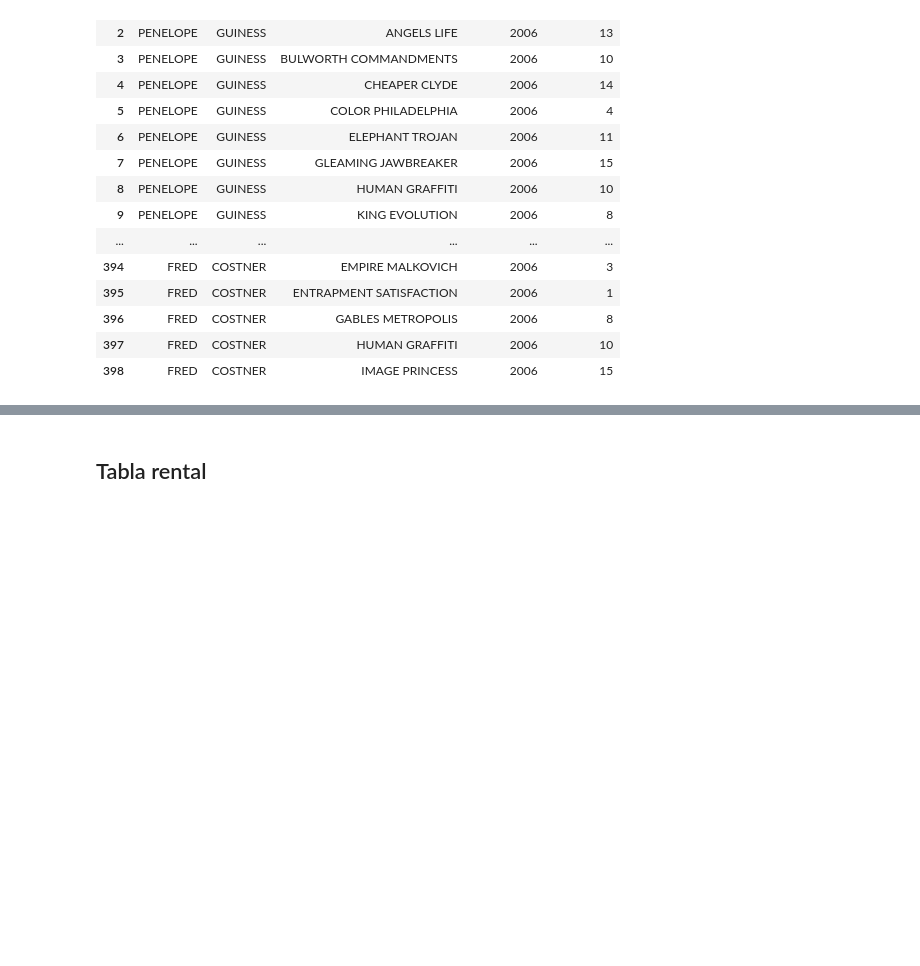
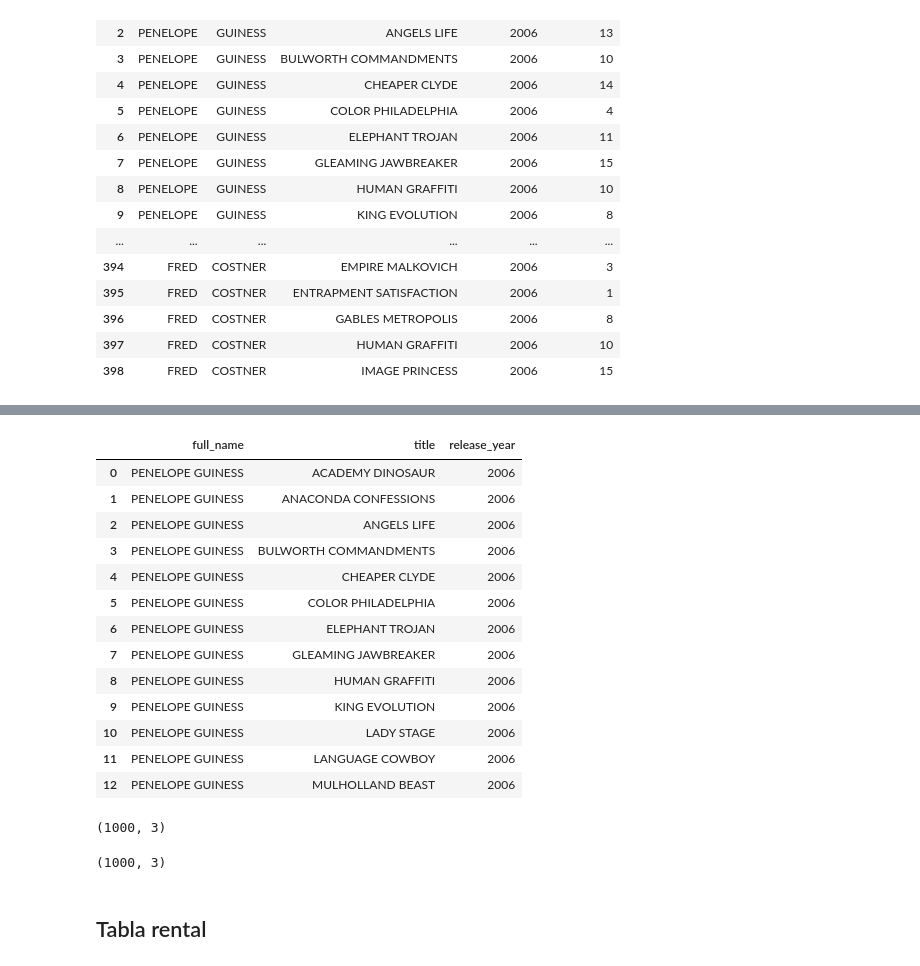
Before and after one commit to chiinwy/Proyecto_SQL, a Jupyter notebook: Code/Código limpieza tablas.ipynb, the cells around one changed output, grey strips where cells are left out. Saved outputs shown, nothing was run; the diff lists cells and outputs as text; code cells hidden in the pictures; blank space fills up the shorter version.

```diff
--- a/Code/Código limpieza tablas.ipynb
+++ b/Code/Código limpieza tablas.ipynb
@@ -263,3 +263,7 @@ old_hdd
 | 396 | FRED | COSTNER | GABLES METROPOLIS | 2006 | 8 |
 | 397 | FRED | COSTNER | HUMAN GRAFFITI | 2006 | 10 |
 | 398 | FRED | COSTNER | IMAGE PRINCESS | 2006 | 15 |
+# %%
+old_hdd['full_name'] = old_hdd['first_name'] + ' ' + old_hdd['last_name']
+
+old_hdd.head()
@@ -265,0 +277,4 @@ old_hdd
+# %%
+old_hdd = old_hdd.drop(['first_name', 'last_name', 'category_id'], axis=1)
+
+old_hdd.head()
@@ -265,0 +288,31 @@ old_hdd
+# %%
+old_hdd = old_hdd.reindex(columns=['full_name','title', 'release_year', ])
+
+old_hdd.head(13)
+# %% [output]
+|  | full_name | title | release_year |
+| 0 | PENELOPE GUINESS | ACADEMY DINOSAUR | 2006 |
+| 1 | PENELOPE GUINESS | ANACONDA CONFESSIONS | 2006 |
+| 2 | PENELOPE GUINESS | ANGELS LIFE | 2006 |
+| 3 | PENELOPE GUINESS | BULWORTH COMMANDMENTS | 2006 |
+| 4 | PENELOPE GUINESS | CHEAPER CLYDE | 2006 |
+| 5 | PENELOPE GUINESS | COLOR PHILADELPHIA | 2006 |
+| 6 | PENELOPE GUINESS | ELEPHANT TROJAN | 2006 |
+| 7 | PENELOPE GUINESS | GLEAMING JAWBREAKER | 2006 |
+| 8 | PENELOPE GUINESS | HUMAN GRAFFITI | 2006 |
+| 9 | PENELOPE GUINESS | KING EVOLUTION | 2006 |
+| 10 | PENELOPE GUINESS | LADY STAGE | 2006 |
+| 11 | PENELOPE GUINESS | LANGUAGE COWBOY | 2006 |
+| 12 | PENELOPE GUINESS | MULHOLLAND BEAST | 2006 |
+# %%
+old_hdd.shape
+# %% [output]
+(1000, 3)
+# %%
+old_hdd.drop_duplicates()
+
+old_hdd.dropna()
+
+old_hdd.shape
+# %% [output]
+(1000, 3)
```
Also changed, not shown: parts of 4 cells of this notebook, 7 other files.
